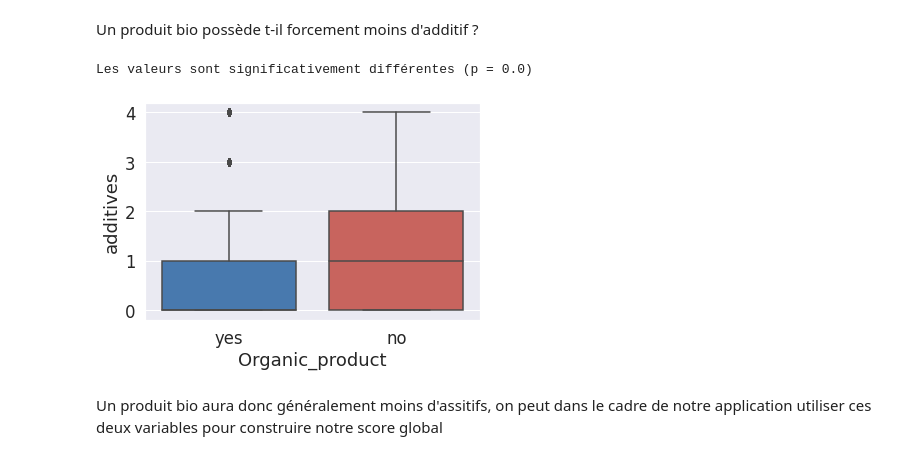
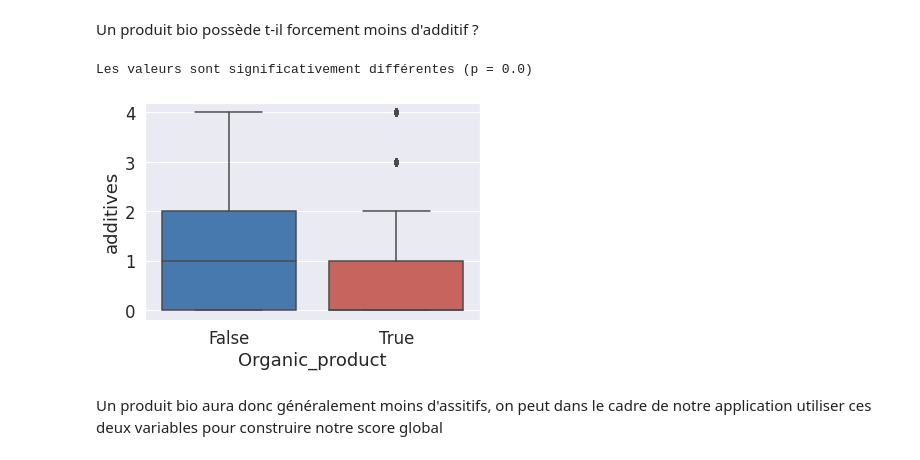
Before and after one commit to AurelienCD/Formation_OCR_Ing_Machine_Learning, a Jupyter notebook: PSanté_02_notebookexploration.ipynb, the cells around one changed output. Drawn from its saved outputs; the diff is of its cells as text; code cells hidden in the pictures.

```diff
--- a/PSanté_02_notebookexploration.ipynb
+++ b/PSanté_02_notebookexploration.ipynb
@@ -88,13 +89,2 @@ df['Empreinte_carbonne_théorique'] = np.where(df['Produce_in_UE'] == "yes", 0.3
 # %% [markdown]
 Ajouter une nouvelle colonne "*Organic_product*" en se basant sur la variable "*product_name*"
-# %%
-bio_list = []
-
-for i in range(len(df['product_name'])):
-  if "Organic" in str(df['product_name'][i]) or "organic" in str(df['product_name'][i]) or "biologique" in str(df['product_name'][i]) or "organisch" in str(df['product_name'][i]) or "organico " in str(df['product_name'][i]):
-    bio_list.append("yes")
-  else:
-    bio_list.append("no")
-
-df['Organic_product'] = bio_list
-df['Organic_product'].value_counts()
@@ -104,0 +91,4 @@ Name: Organic_product, dtype: int64
+# %%
+bio_list = ["Organic", "organic", "biologique", "organisch", "organico"]
+df['Organic_product'] = df['product_name'].str.contains('|'.join(bio_list))
+df['Organic_product'].value_counts()
@@ -214,6 +219,5 @@ pie.savefig("Food_origin_circ_diag.png")
 # Analyse mulitvariées de chaques variables
 # %% [markdown]
 Etant donnée que l'on veut comparer les données des variables entre elles (données appariées) on supprimer les lignes qui ont des NaN :
-# %%
-for elm in df:
-  df = df[df[elm].notna()]
+# %%
+df.dropna(inplace= True)
@@ -424,11 +469,13 @@ Un produit bio aura donc généralement un meilleur score nutritif, on peut dans
 # %% [markdown]
 Un produit bio possède t-il forcement moins d'additif ?
 # %%
-sns.boxplot(data=df, x=df['Organic_product'], y=df["additives"], palette = custom_palette)
-StudentTestSigni(df[df['Organic_product'] == "no"]["additives"], df[df['Organic_product'] == "yes"]["additives"])
+ax = sns.boxplot(x=df['Organic_product'], y=df["additives"], palette = custom_palette)
+fig = ax.get_figure()
+fig.savefig("ttest_additifs", dpi=400)
+StudentTestSigni(df[df['Organic_product'] == False]["additives"], df[df['Organic_product'] == True]["additives"])
 # %% [output]
 Les valeurs sont significativement différentes (p = 0.0)
-[figure, old version]
+[figure, new version]
 # %% [markdown]
 Un produit bio aura donc généralement moins d'assitifs, on peut dans le cadre de notre application utiliser ces deux variables pour construire notre score global
 # %% [markdown]
```
Also changed, not shown: parts of 85 cells of this notebook.
